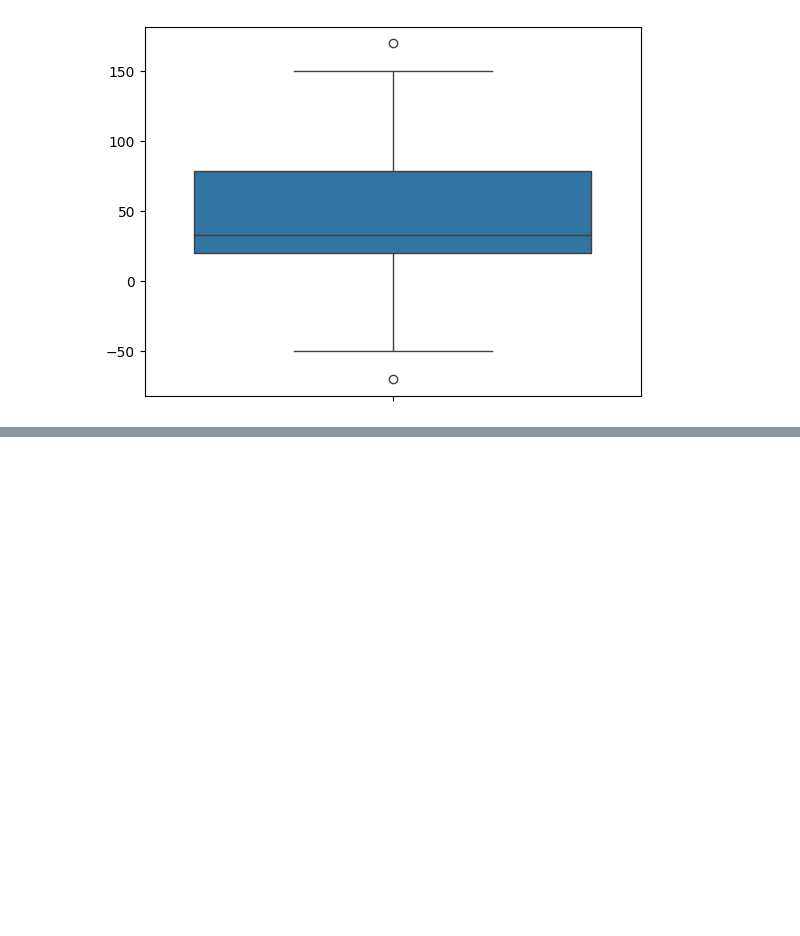
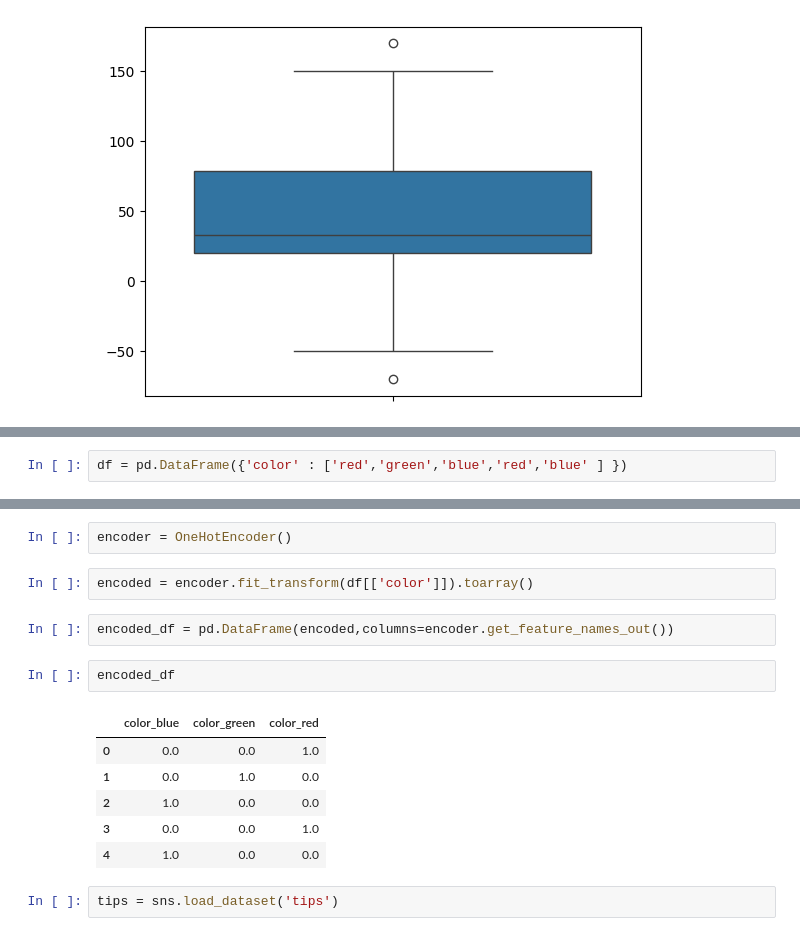
Before and after one commit to rachit-lab/Data_Analyst_Basics, a Jupyter notebook: missing_values.ipynb, the cells around one changed output, grey strips where cells are left out. Drawn from its saved outputs; the diff is of its cells as text; blank space fills up the shorter version.

```diff
--- a/missing_values.ipynb
+++ b/missing_values.ipynb
@@ -369,0 +374,2 @@ sns.boxplot(lst_ages)
+# %%
+df = pd.DataFrame({'color' : ['red','green','blue','red','blue' ] })
@@ -369,0 +385,17 @@ sns.boxplot(lst_ages)
+# %%
+encoder = OneHotEncoder()
+# %%
+encoded = encoder.fit_transform(df[['color']]).toarray()
+# %%
+encoded_df = pd.DataFrame(encoded,columns=encoder.get_feature_names_out())
+# %%
+encoded_df
+# %% [output]
+|  | color_blue | color_green | color_red |
+| 0 | 0.0 | 0.0 | 1.0 |
+| 1 | 0.0 | 1.0 | 0.0 |
+| 2 | 1.0 | 0.0 | 0.0 |
+| 3 | 0.0 | 0.0 | 1.0 |
+| 4 | 1.0 | 0.0 | 0.0 |
+# %%
+tips = sns.load_dataset('tips')
```
Also changed, not shown: parts of 7 cells of this notebook.
